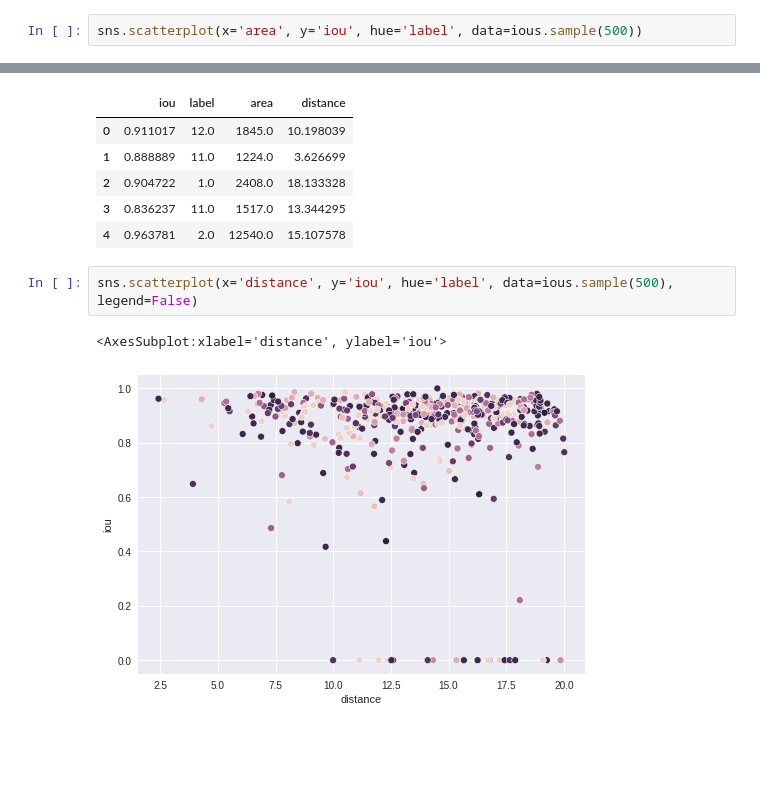
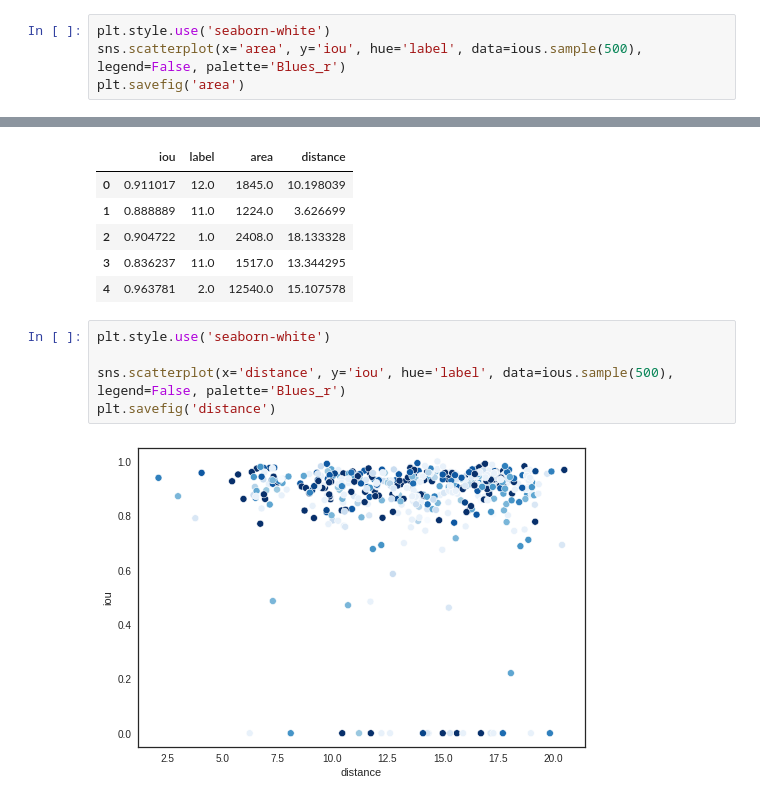
Before and after one commit to jvschlierf/JARVIS, a Jupyter notebook: yolov5/performance_analysis_visualizations.ipynb, the cells around one changed output, grey strips where cells are left out. Saved outputs shown, nothing was run; the diff lists cells and outputs as text; blank space fills up the shorter version.

```diff
--- a/yolov5/performance_analysis_visualizations.ipynb
+++ b/yolov5/performance_analysis_visualizations.ipynb
@@ -97,5 +106,7 @@ list(ious.groupby('label')['iou'].mean())
 # %%
 ious['area'] = np.log(ious['area'])
 # %%
-sns.scatterplot(x='area', y='iou', hue='label', data=ious.sample(500))
+plt.style.use('seaborn-white')
+sns.scatterplot(x='area', y='iou', hue='label', data=ious.sample(500), legend=False, palette='Blues_r')
+plt.savefig('area')
 # %% [output]
@@ -262,7 +272,9 @@ ious.head()
 | 3 | 0.836237 | 11.0 | 1517.0 | 13.344295 |
 | 4 | 0.963781 | 2.0 | 12540.0 | 15.107578 |
 # %%
-sns.scatterplot(x='distance', y='iou', hue='label', data=ious.sample(500), legend=False)
+plt.style.use('seaborn-white')
+
+sns.scatterplot(x='distance', y='iou', hue='label', data=ious.sample(500), legend=False, palette='Blues_r')
+plt.savefig('distance')
 # %% [output]
-<AxesSubplot:xlabel='distance', ylabel='iou'>
-[figure, old version]
+[figure, new version]
```
Also changed, not shown: parts of 4 cells of this notebook, 2 other files.
